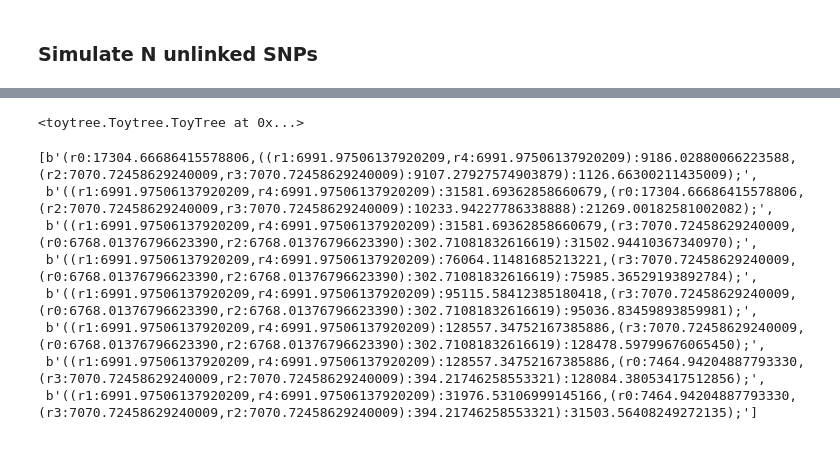
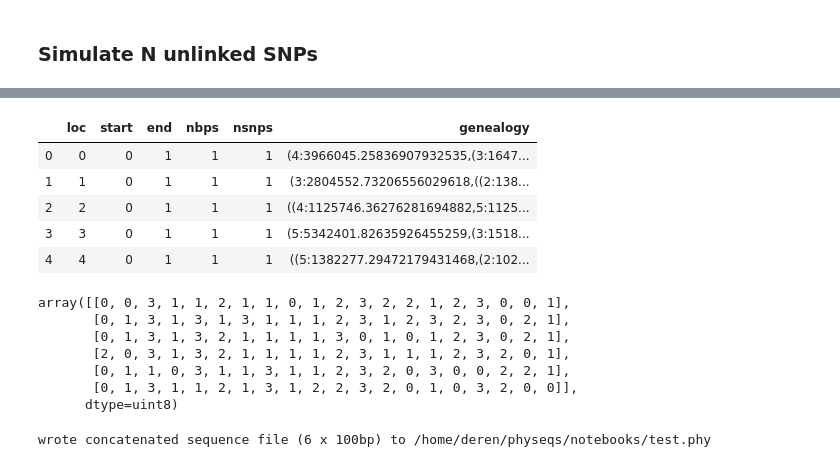
Before and after one commit to pmckenz1/ipcoal, a Jupyter notebook: notebooks/ipcoal-demo.ipynb, the cells around one changed output, grey strips where cells are left out. Saved outputs shown, nothing was run; the diff lists cells and outputs as text; code cells hidden in the pictures.

```diff
--- a/notebooks/ipcoal-demo.ipynb
+++ b/notebooks/ipcoal-demo.ipynb
@@ -443,4 +148,0 @@ dset = gt_df2['newicks']
-# %%
-toytree.tree(dset[0])
-# %% [output]
-<toytree.Toytree.ToyTree at 0x...>
@@ -449,11 +148,0 @@ writeit['newicks3'] = gt_df2['newicks'].astype('S')
-# %%
-list(writeit['newicks3'])
-# %% [output]
-[b'(r0:17304.66686415578806,((r1:6991.97506137920209,r4:6991.97506137920209):9186.02880066223588,(r2:7070.72458629240009,r3:7070.72458629240009):9107.27927574903879):1126.66300211435009);',
- b'((r1:6991.97506137920209,r4:6991.97506137920209):31581.69362858660679,(r0:17304.66686415578806,(r2:7070.72458629240009,r3:7070.72458629240009):10233.94227786338888):21269.00182581002082);',
- b'((r1:6991.97506137920209,r4:6991.97506137920209):31581.69362858660679,(r3:7070.72458629240009,(r0:6768.01376796623390,r2:6768.01376796623390):302.71081832616619):31502.94410367340970);',
- b'((r1:6991.97506137920209,r4:6991.97506137920209):76064.11481685213221,(r3:7070.72458629240009,(r0:6768.01376796623390,r2:6768.01376796623390):302.71081832616619):75985.36529193892784);',
- b'((r1:6991.97506137920209,r4:6991.97506137920209):95115.58412385180418,(r3:7070.72458629240009,(r0:6768.01376796623390,r2:6768.01376796623390):302.71081832616619):95036.83459893859981);',
- b'((r1:6991.97506137920209,r4:6991.97506137920209):128557.34752167385886,(r3:7070.72458629240009,(r0:6768.01376796623390,r2:6768.01376796623390):302.71081832616619):128478.59799676065450);',
- b'((r1:6991.97506137920209,r4:6991.97506137920209):128557.34752167385886,(r0:7464.94204887793330,(r3:7070.72458629240009,r2:7070.72458629240009):394.21746258553321):128084.38053417512856);',
- b'((r1:6991.97506137920209,r4:6991.97506137920209):31976.53106999145166,(r0:7464.94204887793330,(r3:7070.72458629240009,r2:7070.72458629240009):394.21746258553321):31503.56408249272135);']
@@ -459,0 +152,26 @@ list(writeit['newicks3'])
+# %%
+# the genealogies for each SNP are stored in .df
+model.df.head()
+# %% [output]
+|  | loc | start | end | nbps | nsnps | genealogy |
+| 0 | 0 | 0 | 1 | 1 | 1 | (4:3966045.25836907932535,(3:1647... |
+| 1 | 1 | 0 | 1 | 1 | 1 | (3:2804552.73206556029618,((2:138... |
+| 2 | 2 | 0 | 1 | 1 | 1 | ((4:1125746.36276281694882,5:1125... |
+| 3 | 3 | 0 | 1 | 1 | 1 | (5:5342401.82635926455259,(3:1518... |
+| 4 | 4 | 0 | 1 | 1 | 1 | ((5:1382277.29472179431468,(2:102... |
+# %%
+# the snp array is stores in .seqs
+model.seqs[:, :20]
+# %% [output]
+array([[0, 0, 3, 1, 1, 2, 1, 1, 0, 1, 2, 3, 2, 2, 1, 2, 3, 0, 0, 1],
+       [0, 1, 3, 1, 3, 1, 3, 1, 1, 1, 2, 3, 1, 2, 3, 2, 3, 0, 2, 1],
+       [0, 1, 3, 1, 3, 2, 1, 1, 1, 1, 3, 0, 1, 0, 1, 2, 3, 0, 2, 1],
+       [2, 0, 3, 1, 3, 2, 1, 1, 1, 1, 2, 3, 1, 1, 1, 2, 3, 2, 0, 1],
+       [0, 1, 1, 0, 3, 1, 1, 3, 1, 1, 2, 3, 2, 0, 3, 0, 0, 2, 2, 1],
+       [0, 1, 3, 1, 1, 2, 1, 3, 1, 2, 2, 3, 2, 0, 1, 0, 3, 2, 0, 0]],
+      dtype=uint8)
+# %%
+# write the snps array as a phylip file
+model.write_seqs_to_phylip()
+# %% [output]
+wrote concatenated sequence file (6 x 100bp) to /home/deren/physeqs/notebooks/test.phy
```
Also changed, not shown: parts of 68 cells of this notebook.
